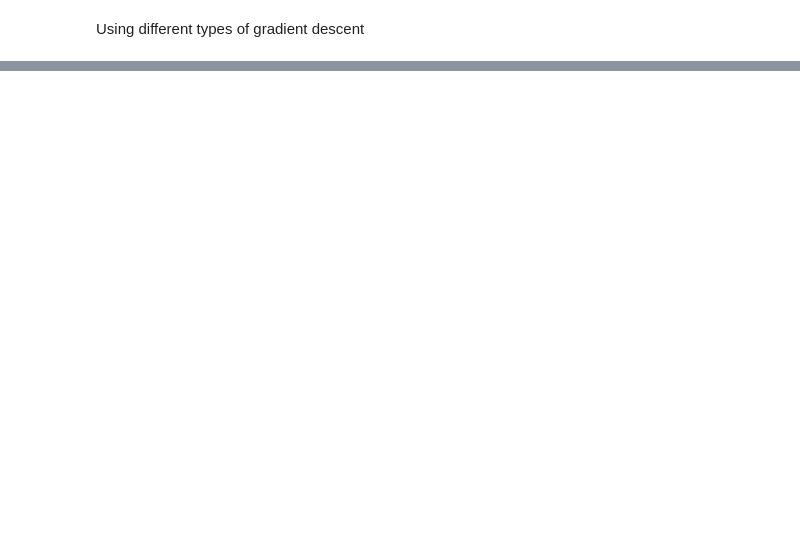
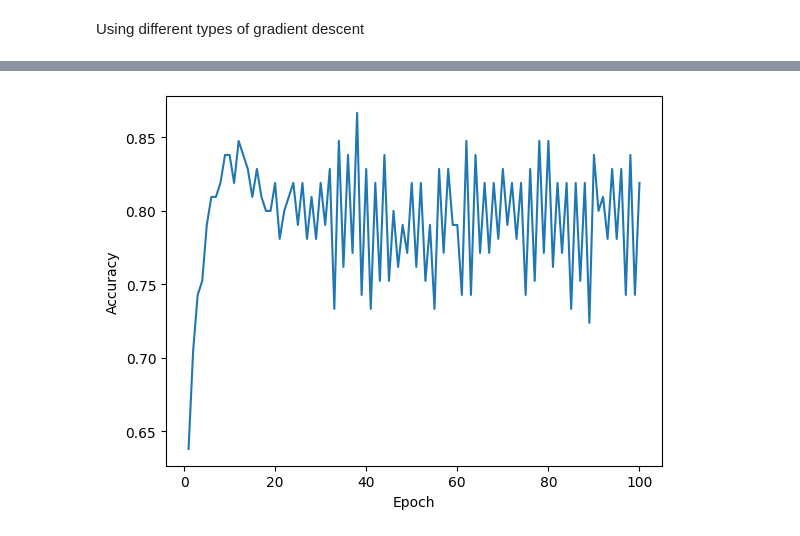
Before and after one commit to Alaninja1209/Neural_Networks_T3002B, a Jupyter notebook: red_neronal/activity1_RN.ipynb, the cells around one changed output, grey strips where cells are left out. Drawn from its saved outputs; the diff is of its cells as text; code cells hidden in the pictures; blank space fills up the shorter version.

```diff
--- a/red_neronal/activity1_RN.ipynb
+++ b/red_neronal/activity1_RN.ipynb
@@ -340,0 +352,14 @@ weighted avg       0.79      0.78      0.78      2470
+# %%
+# Using batch optimization
+n_epochs = 100
+alpha = 0.001
+
+model = train_perceptron_batch(x, y, x_test = x_test, y_test = y_test, n_epochs = n_epochs, alpha = alpha)
+#print(model)
+
+plt.plot(np.arange(1, n_epochs + 1, 1), model['epoch_acc'])
+plt.xlabel('Epoch')
+plt.ylabel('Accuracy')
+plt.show()
+# %% [output]
+[figure, added]
```
Also changed, not shown: parts of 9 cells of this notebook, 1 other file.
